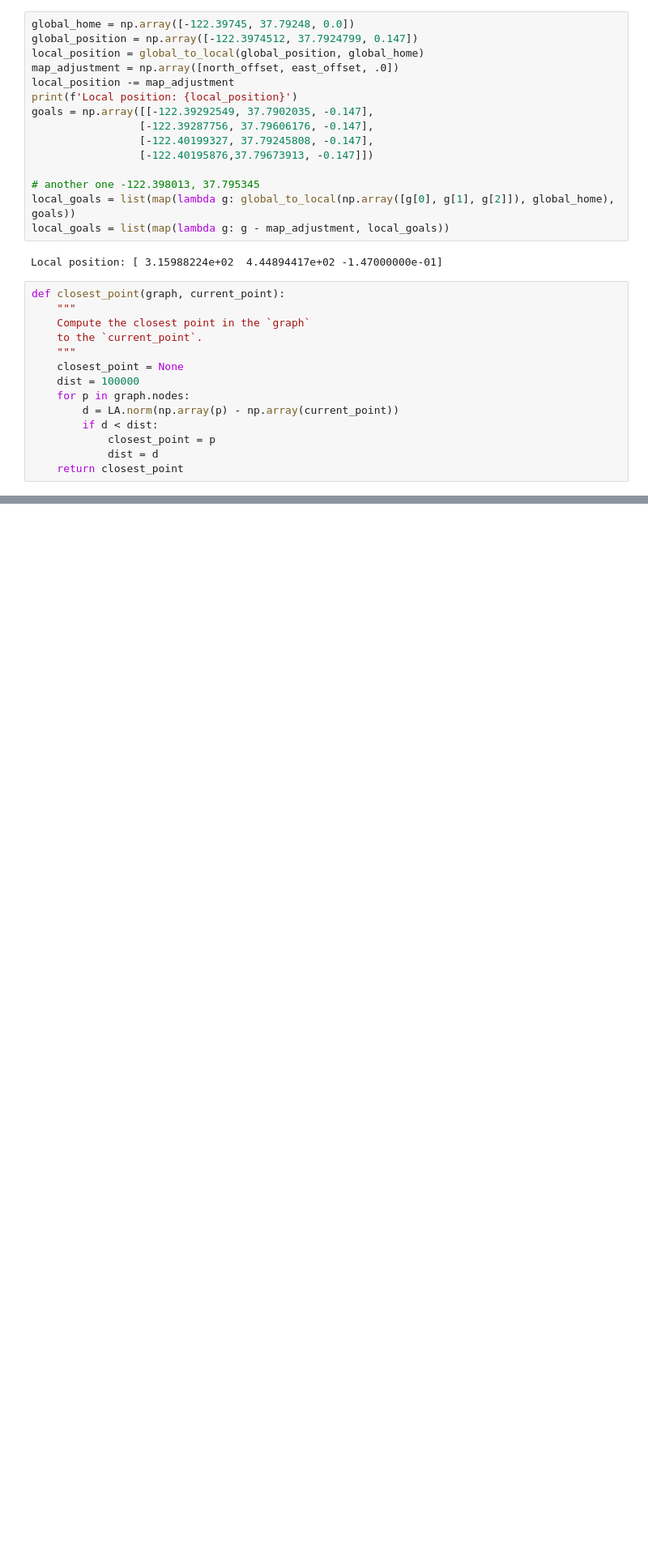
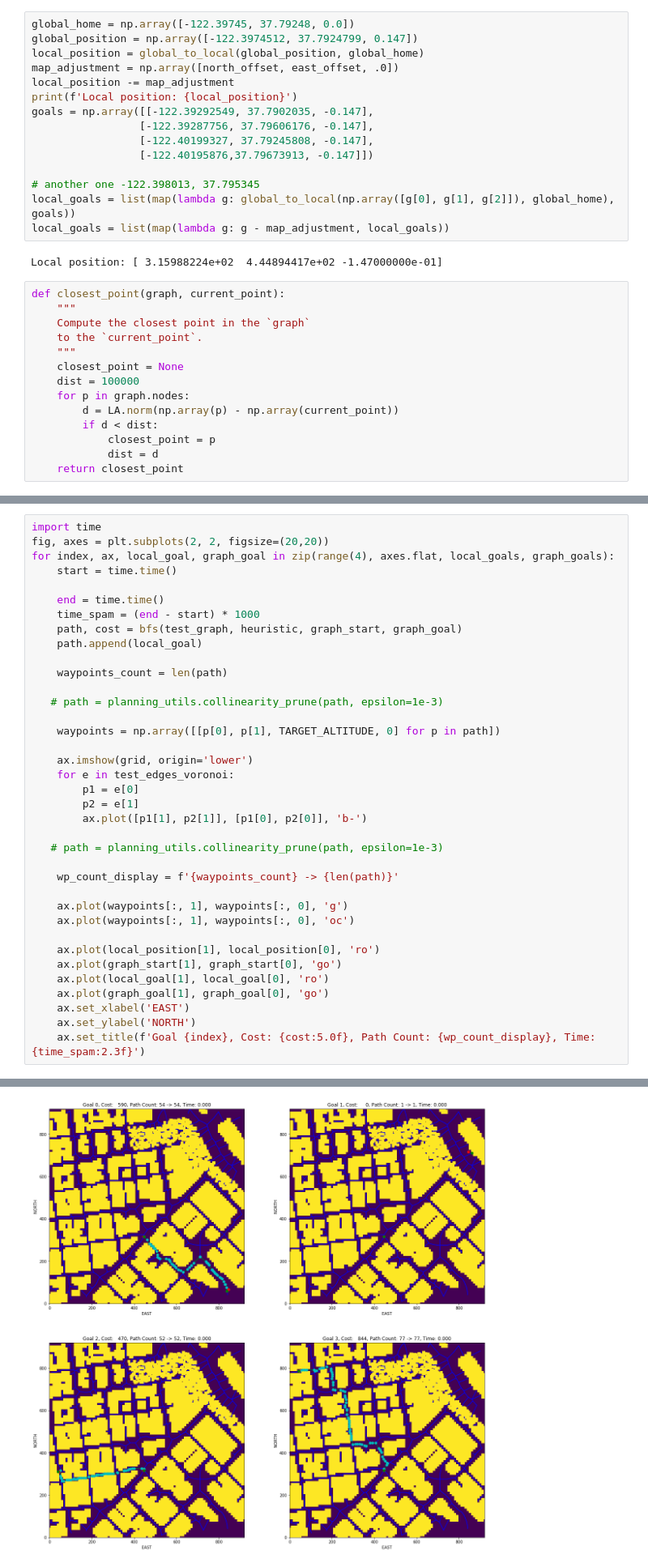
Before and after one commit to usmanmunara/Motion-Planning, a Jupyter notebook: Graphs.ipynb, the cells around one changed output, grey strips where cells are left out. Shown at 81% size. Drawn from its saved outputs; the diff is of its cells as text; blank space fills up the shorter version.

```diff
--- a/Graphs.ipynb
+++ b/Graphs.ipynb
@@ -269,0 +336,38 @@ for index, ax, local_goal, graph_goal in zip(range(4), axes.flat, local_goals, g
+# %%
+import time
+fig, axes = plt.subplots(2, 2, figsize=(20,20))
+for index, ax, local_goal, graph_goal in zip(range(4), axes.flat, local_goals, graph_goals):
+    start = time.time()
+
+    end = time.time()
+    time_spam = (end - start) * 1000
+    path, cost = bfs(test_graph, heuristic, graph_start, graph_goal)
+    path.append(local_goal)
+
+    waypoints_count = len(path)
+
+   # path = planning_utils.collinearity_prune(path, epsilon=1e-3)
+
+    waypoints = np.array([[p[0], p[1], TARGET_ALTITUDE, 0] for p in path])
+
+    ax.imshow(grid, origin='lower')
+    for e in test_edges_voronoi:
+        p1 = e[0]
+        p2 = e[1]
+        ax.plot([p1[1], p2[1]], [p1[0], p2[0]], 'b-')
+
+   # path = planning_utils.collinearity_prune(path, epsilon=1e-3)
+
+    wp_count_display = f'{waypoints_count} -> {len(path)}'
+
+    ax.plot(waypoints[:, 1], waypoints[:, 0], 'g')
+    ax.plot(waypoints[:, 1], waypoints[:, 0], 'oc')
+
+    ax.plot(local_position[1], local_position[0], 'ro')
+    ax.plot(graph_start[1], graph_start[0], 'go')
+    ax.plot(local_goal[1], local_goal[0], 'ro')
+    ax.plot(graph_goal[1], graph_goal[0], 'go')
+    ax.set_xlabel('EAST')
+    ax.set_ylabel('NORTH')
+    ax.set_title(f'Goal {index}, Cost: {cost:5.0f}, Path Count: {wp_count_display}, Time: {time_spam:2.3f}')
+# %% [output]
@@ -269,0 +377 @@ for index, ax, local_goal, graph_goal in zip(range(4), axes.flat, local_goals, g
+[figure, added]
```
Also changed, not shown: parts of 7 cells of this notebook, 8 other files.
